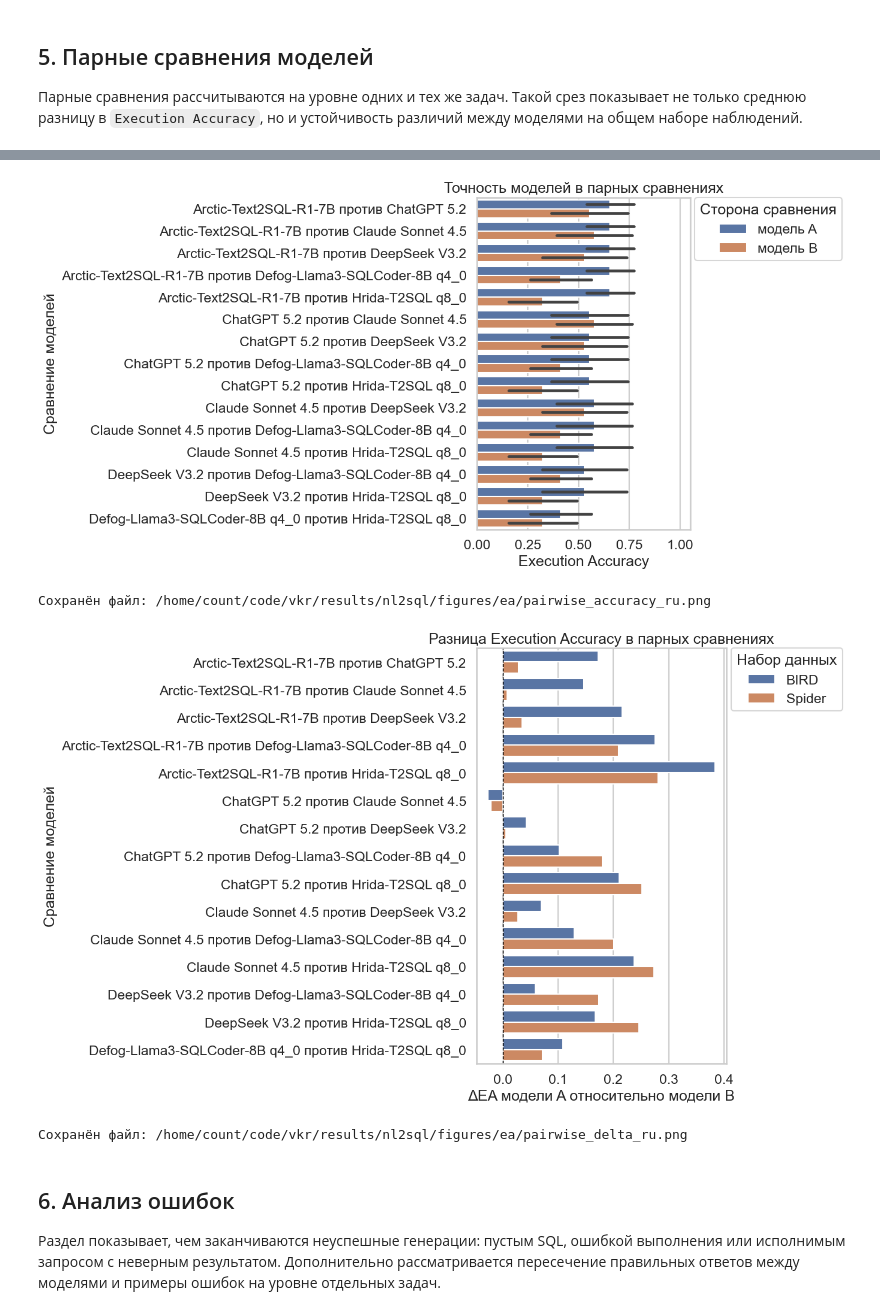
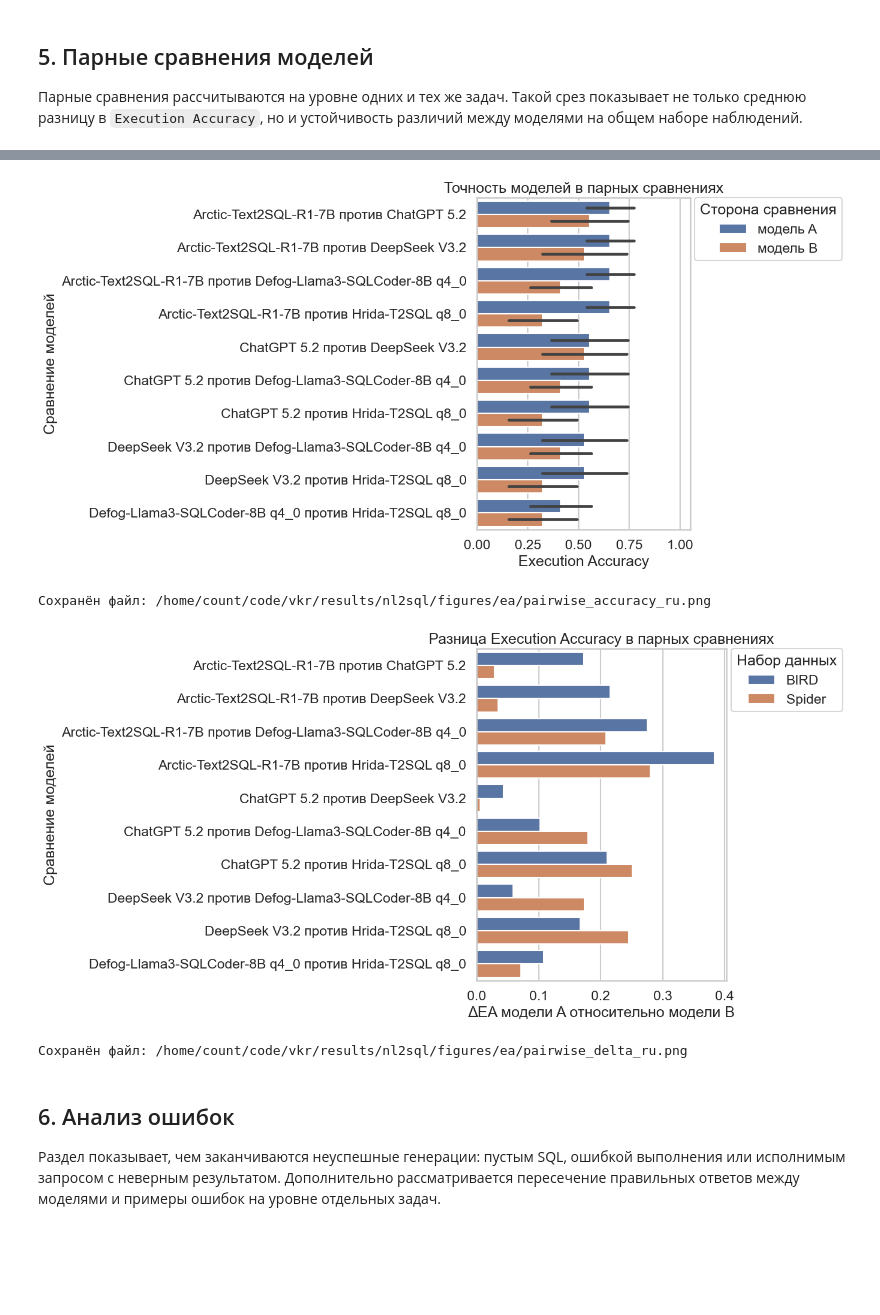
Before and after one commit to countrvl/vkr, a Jupyter notebook: nl2sql/notebooks/01_report_ea.ipynb, the cells around one changed output, grey strips where cells are left out. Cells and saved outputs as stored; diff of their text form; code cells hidden in the pictures; blank space fills up the shorter version.

```diff
--- a/nl2sql/notebooks/01_report_ea.ipynb
+++ b/nl2sql/notebooks/01_report_ea.ipynb
@@ -494,10 +501,20 @@ def _save_current(fig, path):
     plt.show()
     print(f'Сохранён файл: {path}')
 
+MAIN_REPORT_MODELS = [
+    'ChatGPT 5.2',
+    'DeepSeek V3.2',
+    'Defog-Llama3-SQLCoder-8B q4_0',
+    'Hrida-T2SQL q8_0',
+    'Arctic-Text2SQL-R1-7B',
+]
+
 from itertools import combinations
 
 rows = []
-for benchmark, group in outcomes_df.groupby('benchmark'):
+pairwise_outcomes_df = outcomes_df[outcomes_df['model_display_name'].isin(MAIN_REPORT_MODELS)].copy()
+
+for benchmark, group in pairwise_outcomes_df.groupby('benchmark'):
     pivot = group.pivot_table(index='sample_id', columns='model_display_name', values='first_hit', aggfunc='first')
     model_names = list(pivot.columns)
     if len(model_names) < 2:
@@ -534,7 +551,24 @@ for benchmark, group in outcomes_df.groupby('benchmark'):
         })
 
 hyp_df = pd.DataFrame(rows)
-display(hyp_df.round(4))
+hyp_display_df = hyp_df.copy()
+if not hyp_display_df.empty:
+    hyp_display_df['pair'] = hyp_display_df['pair'].str.replace(' vs ', ' против ', regex=False)
+    hyp_display_df = hyp_display_df.rename(columns={
+        'benchmark': 'Бенчмарк',
+        'benchmark_ru': 'Набор данных',
+        'left_model': 'Модель A',
+        'right_model': 'Модель B',
+        'pair': 'Сравнение моделей',
+        'left_accuracy': 'EA модели A',
+        'right_accuracy': 'EA модели B',
+        'accuracy_diff': 'ΔEA',
+        'ci_low': 'Нижняя граница 95% ДИ',
+        'ci_high': 'Верхняя граница 95% ДИ',
+        'left_only_correct': 'Корректна только модель A',
+        'right_only_correct': 'Корректна только модель B',
+    })
+display(hyp_display_df.round(4))
 
 if not hyp_df.empty:
     accuracy_plot_df = hyp_df.melt(
@@ -590,6 +624,6 @@ else:
-[figure, old version]
+[figure, new version]
 Сохранён файл: /home/count/code/vkr/results/nl2sql/figures/ea/pairwise_accuracy_ru.png
-[figure, old version]
+[figure, new version]
 Сохранён файл: /home/count/code/vkr/results/nl2sql/figures/ea/pairwise_delta_ru.png
 # %% [markdown]
 ## 6. Анализ ошибок
```
Also changed, not shown: parts of 3 cells of this notebook, 50 other files.
